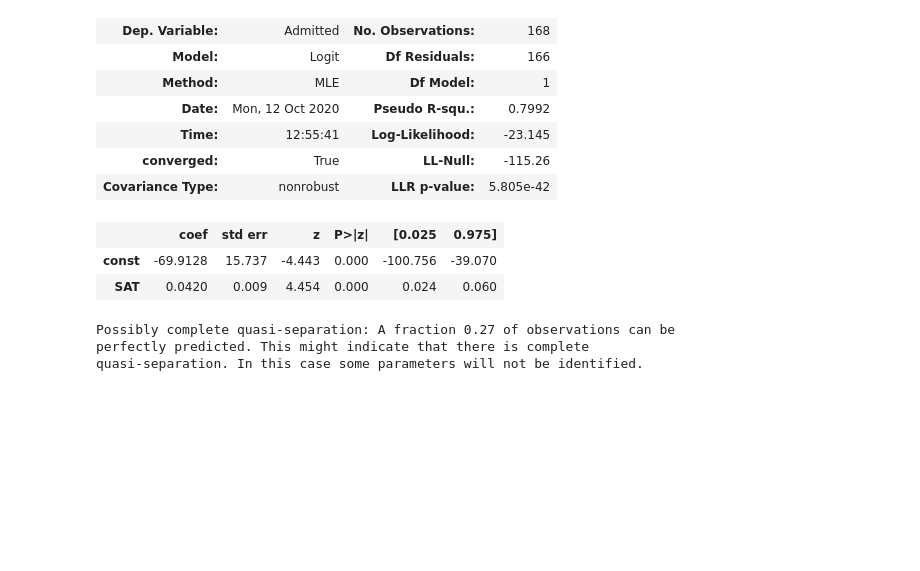
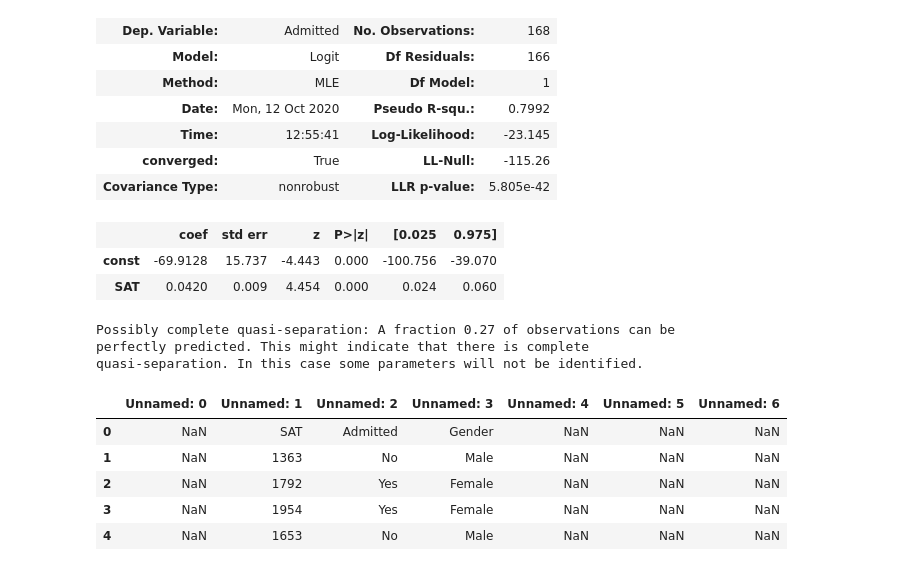
Before and after one commit to matt-c-knight/udemy-data_science, a Jupyter notebook: regression.ipynb, the cells around one changed output. Saved outputs shown, nothing was run; the diff lists cells and outputs as text; code cells hidden in the pictures; blank space fills up the shorter version.

Commit message:
uploaded new csv with gender

```diff
--- a/regression.ipynb
+++ b/regression.ipynb
@@ -103,3 +103,14 @@ Logit Regression Results
 Possibly complete quasi-separation: A fraction 0.27 of observations can be
 perfectly predicted. This might indicate that there is complete
 quasi-separation. In this case some parameters will not be identified.
+# %%
+binary_predictors = pd.read_csv('binary_predictors.csv')
+# %%
+binary_predictors.head()
+# %% [output]
+|  | Unnamed: 0 | Unnamed: 1 | Unnamed: 2 | Unnamed: 3 | Unnamed: 4 | Unnamed: 5 | Unnamed: 6 |
+| 0 | NaN | SAT | Admitted | Gender | NaN | NaN | NaN |
+| 1 | NaN | 1363 | No | Male | NaN | NaN | NaN |
+| 2 | NaN | 1792 | Yes | Female | NaN | NaN | NaN |
+| 3 | NaN | 1954 | Yes | Female | NaN | NaN | NaN |
+| 4 | NaN | 1653 | No | Male | NaN | NaN | NaN |
```
Also changed, not shown: parts of 8 cells of this notebook.
